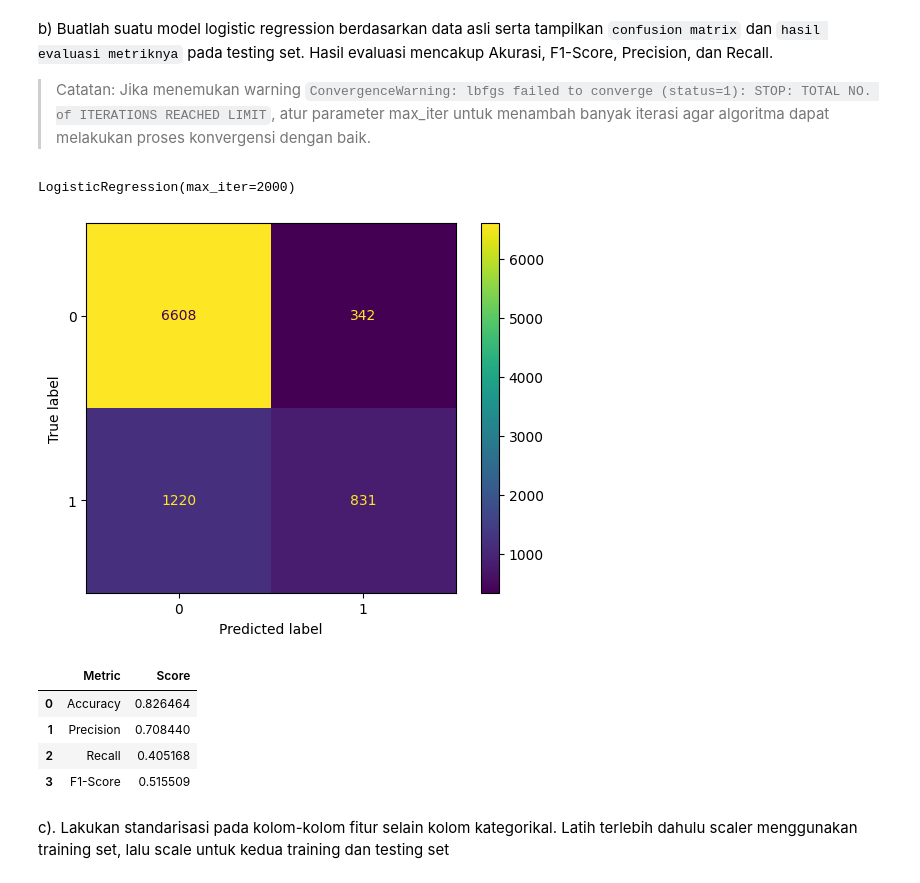
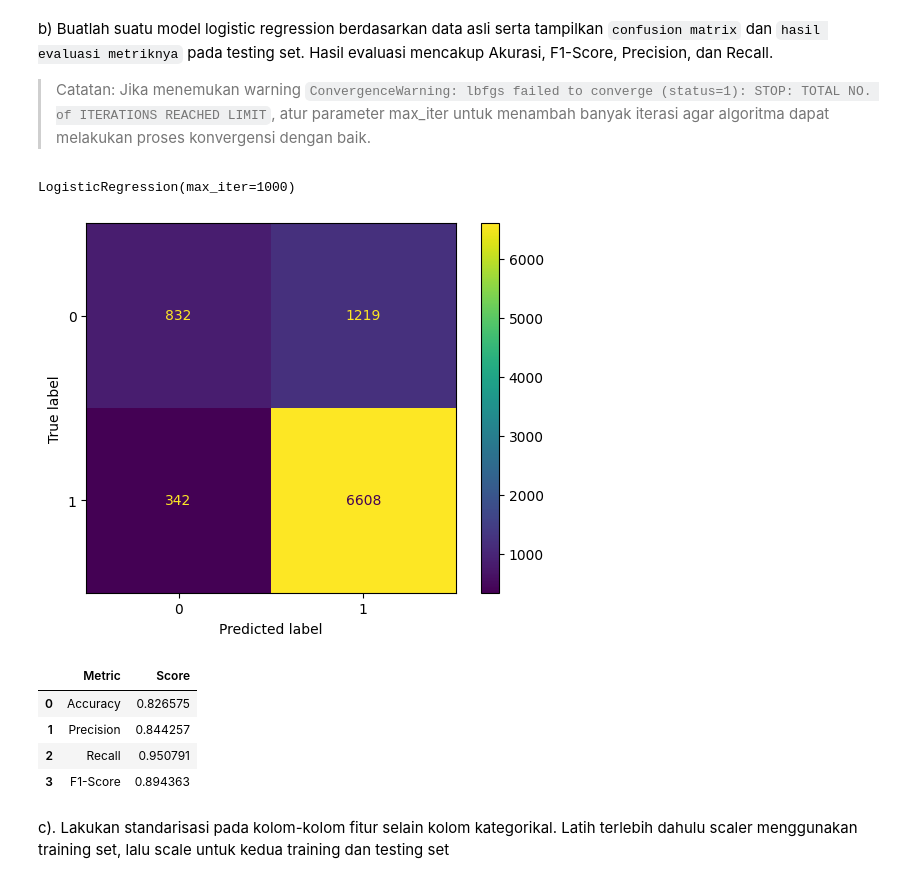
Before and after one commit to mhmdhaekal/lab-6-kasdad, a Jupyter notebook: C_Lab6_2206817490_MuhammadHaekalKalipaksi.ipynb, the cells around one changed output. Cells and saved outputs as stored; diff of their text form; code cells hidden in the pictures.

```diff
--- a/C_Lab6_2206817490_MuhammadHaekalKalipaksi.ipynb
+++ b/C_Lab6_2206817490_MuhammadHaekalKalipaksi.ipynb
@@ -1303,8 +1319,10 @@ dtype: object
 ##### Encoding loan_status
 
 loan_status hanya terdiri dari approved dan rejected. Oleh karena itu, saya akan menggunakan label encoder
-# %%
-df_loan["loan_status"] = df_loan["loan_status"].map({'Approved': 1, 'Rejected': 0})
+# %%
+label_encoder = LabelEncoder()
+
+df_loan["loan_status"] = label_encoder.fit_transform(df_loan["loan_status"])
 # %%
 unique_values = df_loan.apply(lambda col: col.unique())
 print(unique_values)
@@ -1343,21 +1361,21 @@ b) Buatlah suatu model logistic regression berdasarkan data asli serta tampilkan
 > Catatan: Jika menemukan warning `ConvergenceWarning: lbfgs failed to converge (status=1):
 STOP: TOTAL NO. of ITERATIONS REACHED LIMIT`, atur parameter max_iter untuk menambah banyak iterasi agar algoritma dapat melakukan proses konvergensi dengan baik.
 # %%
-loan_logistic_regression_model = LogisticRegression(max_iter=2000)
+loan_logistic_regression_model = LogisticRegression(max_iter=1000)
 loan_logistic_regression_model.fit(X_train, y_train)
 # %% [output]
-LogisticRegression(max_iter=2000)
+LogisticRegression(max_iter=1000)
 # %%
-y_prediction = loan_logistic_regression_model.predict(X_test)
+y_loan_not_scaled_prediction = loan_logistic_regression_model.predict(X_test)
 # %%
 from sklearn.metrics import confusion_matrix, accuracy_score, f1_score, precision_score, recall_score, ConfusionMatrixDisplay
 
-cm = confusion_matrix(y_test, y_prediction)
+cm = confusion_matrix(y_test, y_loan_not_scaled_prediction)
 disp = ConfusionMatrixDisplay(confusion_matrix=cm, display_labels=loan_logistic_regression_model.classes_)
 disp.plot()
 plt.show()
 # %% [output]
-[figure, old version]
+[figure, new version]
 # %%
 def show_metrics(y_t, y_p):
     return pd.DataFrame({
@@ -1370,13 +1388,13 @@ def show_metrics(y_t, y_p):
         ]
     })
 
-show_metrics(y_test, y_prediction)
+show_metrics(y_t=y_test, y_p=y_loan_not_scaled_prediction)
 # %% [output]
 |  | Metric | Score |
-| 0 | Accuracy | 0.826464 |
-| 1 | Precision | 0.708440 |
-| 2 | Recall | 0.405168 |
-| 3 | F1-Score | 0.515509 |
+| 0 | Accuracy | 0.826575 |
+| 1 | Precision | 0.844257 |
+| 2 | Recall | 0.950791 |
+| 3 | F1-Score | 0.894363 |
 # %% [markdown]
 c). Lakukan standarisasi pada kolom-kolom fitur selain kolom kategorikal. Latih terlebih dahulu scaler menggunakan training set, lalu scale untuk kedua training dan testing set
 # %%
```
Also changed, not shown: parts of 46 cells of this notebook.
